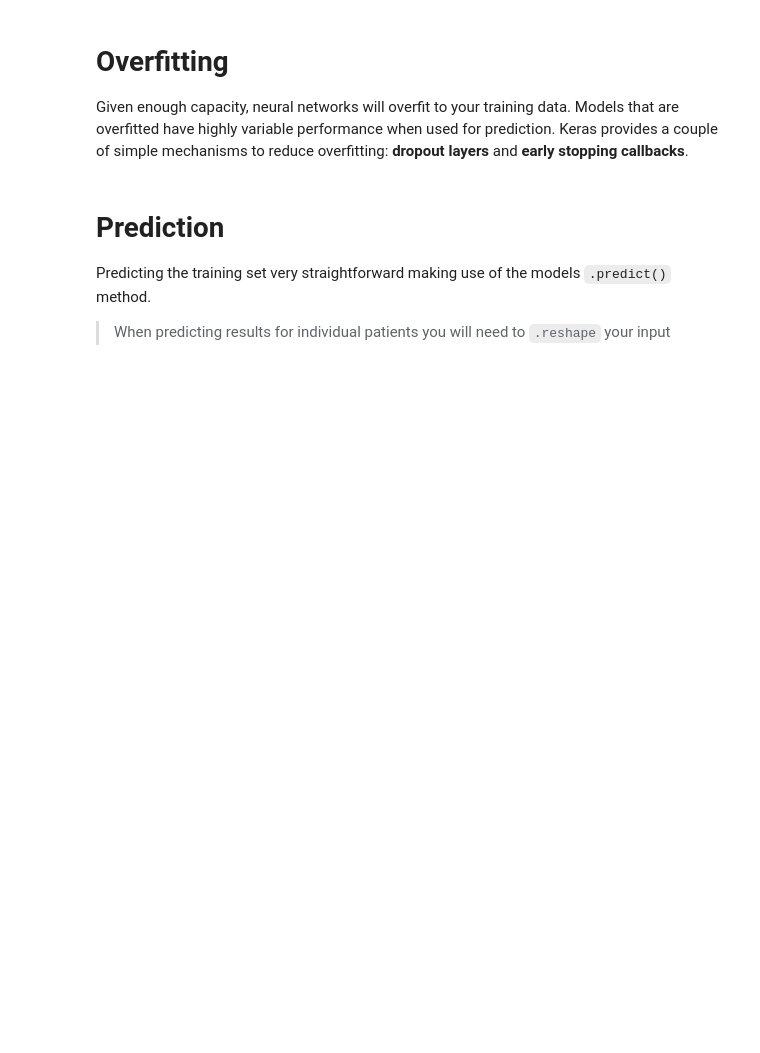
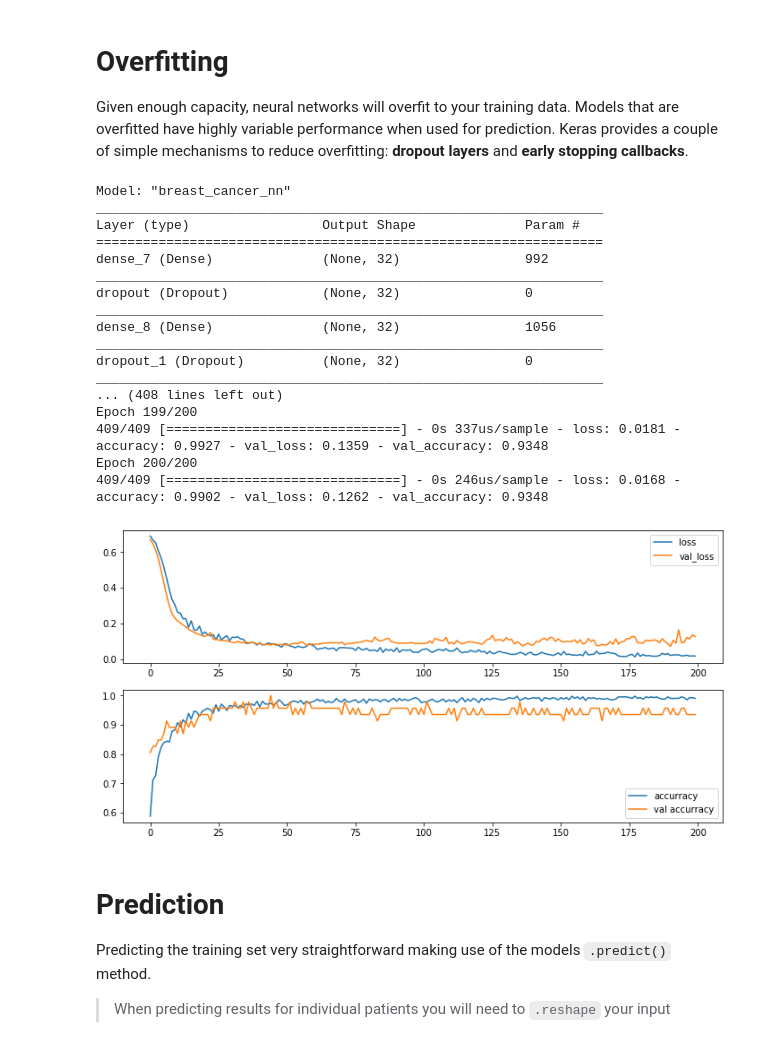
Before and after one commit to health-data-science-OR/forecasting, a Jupyter notebook: 06_neural_networks/deep_learning_101/lecture_deeplearning_101.ipynb, the cells around one changed output. Saved outputs shown, nothing was run; the diff lists cells and outputs as text; code cells hidden in the pictures; blank space fills up the shorter version.

Commit message:
added mc dropout to dl 101

```diff
--- a/06_neural_networks/deep_learning_101/lecture_deeplearning_101.ipynb
+++ b/06_neural_networks/deep_learning_101/lecture_deeplearning_101.ipynb
@@ -248,7 +293,7 @@ N_EPOCHS = 200
 VERBOSE = 1
 
 ########### Regularization options ########################
-INCLUDE_DROPOUT = False
+INCLUDE_DROPOUT = True
 DROPOUT_RATE = 0.2
 
 INCLUDE_EARLY_STOP = False
@@ -267,33 +312,52 @@ if INCLUDE_EARLY_STOP:
     callbacks.append(es)
 
 #get the custom feedforward model
 model_2 = get_model(input_size=X_train.shape[1],
                     n_hidden=N_HIDDEN,
                     n_neurons=N_NEURONS,
                     dropout=INCLUDE_DROPOUT,
                     d_rate=DROPOUT_RATE)
 
 #summary to remind us what we have built!
 print(model_2.summary())
 
 #compile the new model
 model_2.compile(optimizer='adam',
                 loss='binary_crossentropy',
                 metrics=['accuracy'])
 
 
 #fit the model and also pass in the callback
 results_2 = model_2.fit(x=X_train,
                       y=y_train,
                       batch_size=32,
                       validation_split=0.10,
                       epochs=N_EPOCHS,
                       verbose=VERBOSE,
                       callbacks=callbacks)
 
 
 #plot loss and val loss
 plot_loss(results_2)
+# %% [output]
+Model: "breast_cancer_nn"
+_________________________________________________________________
+Layer (type)                 Output Shape              Param #
+=================================================================
+dense_7 (Dense)              (None, 32)                992
+_________________________________________________________________
+dropout (Dropout)            (None, 32)                0
+_________________________________________________________________
+dense_8 (Dense)              (None, 32)                1056
+_________________________________________________________________
+dropout_1 (Dropout)          (None, 32)                0
+_________________________________________________________________
+... (408 lines left out)
+Epoch 199/200
+409/409 [==============================] - 0s 337us/sample - loss: 0.0181 - accuracy: 0.9927 - val_loss: 0.1359 - val_accuracy: 0.9348
+Epoch 200/200
+409/409 [==============================] - 0s 246us/sample - loss: 0.0168 - accuracy: 0.9902 - val_loss: 0.1262 - val_accuracy: 0.9348
+[figure, added]
 # %% [markdown]
 # Prediction
 
```
Also changed, not shown: parts of 25 cells of this notebook.
